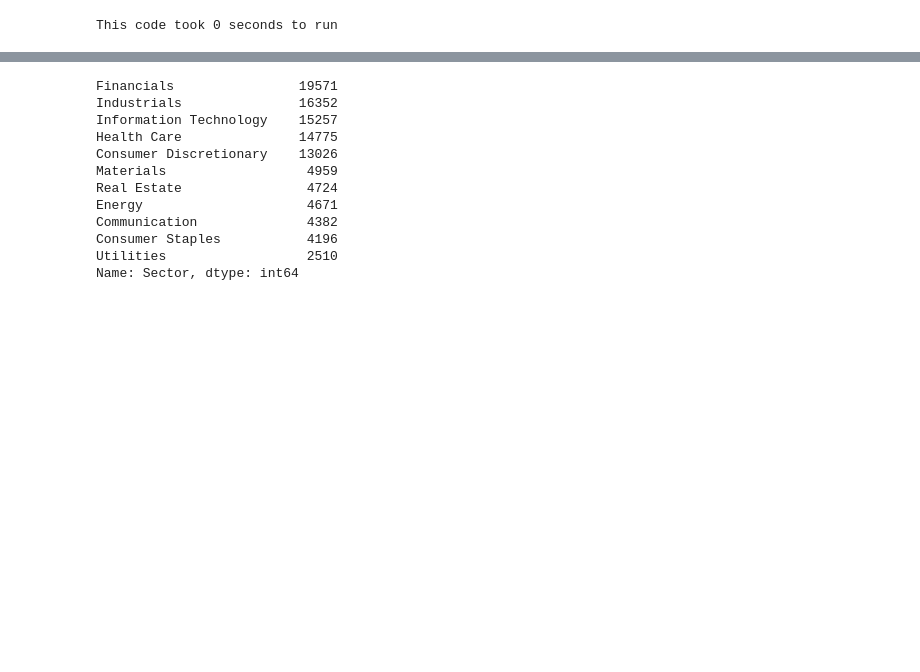
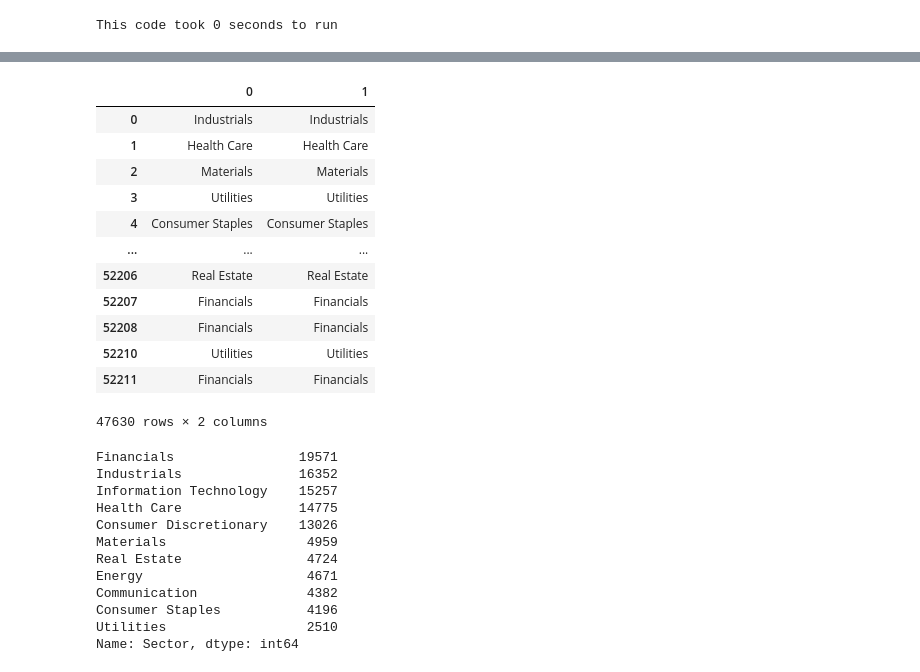
Before and after one commit to sfreagin/SEC_testing, a Jupyter notebook: RandomForest_model.ipynb, the cells around one changed output, grey strips where cells are left out. Cells and saved outputs as stored; diff of their text form; code cells hidden in the pictures; blank space fills up the shorter version.

```diff
--- a/RandomForest_model.ipynb
+++ b/RandomForest_model.ipynb
@@ -127,3 +126,19 @@ y_experiment[y_experiment[0]!=y_experiment[1]]
+# %%
+y_experiment[y_experiment[0]==y_experiment[1]]
+# %% [output]
+|  | 0 | 1 |
+| 0 | Industrials | Industrials |
+| 1 | Health Care | Health Care |
+| 2 | Materials | Materials |
+| 3 | Utilities | Utilities |
+| 4 | Consumer Staples | Consumer Staples |
+| ... | ... | ... |
+| 52206 | Real Estate | Real Estate |
+| 52207 | Financials | Financials |
+| 52208 | Financials | Financials |
+| 52210 | Utilities | Utilities |
+| 52211 | Financials | Financials |
+47630 rows × 2 columns
 # %%
 combo_df['Sector'].value_counts()
 # %% [output]
```
Also changed, not shown: parts of 7 cells of this notebook, 1 other file.
